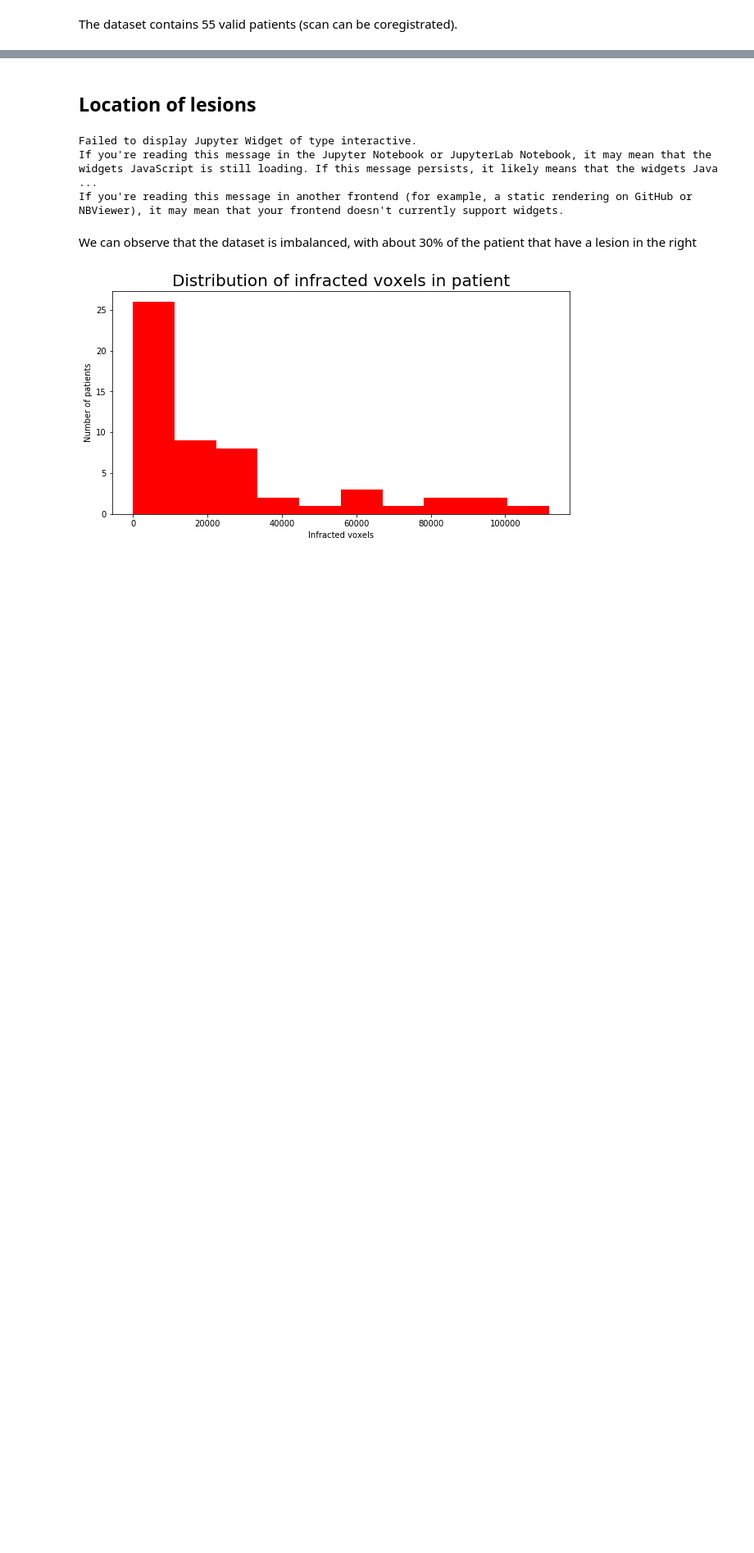
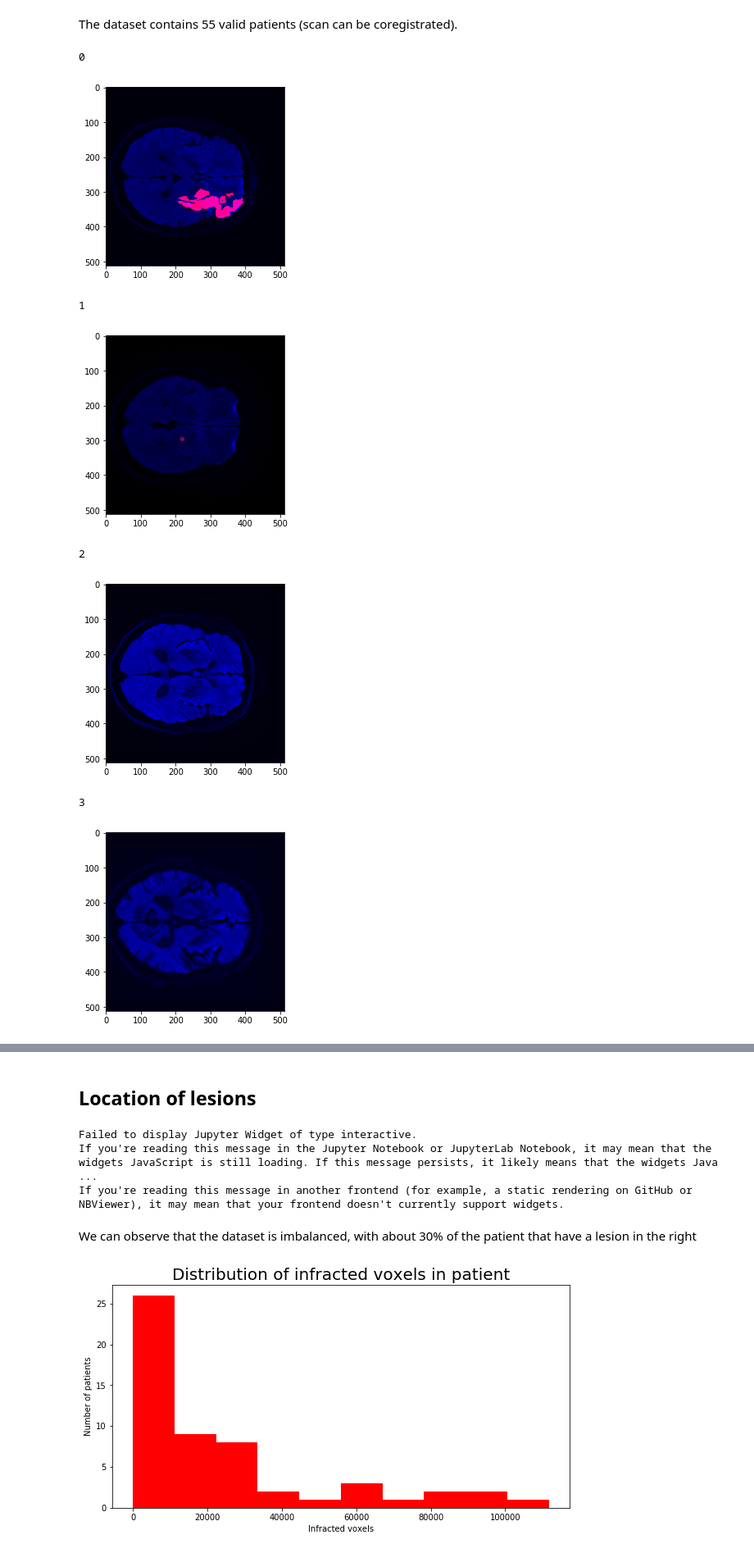
Before and after one commit to devhliu/MIP-DeepStroke, a Jupyter notebook: DataAnalysis-HUG.ipynb, the cells around one changed output, grey strips where cells are left out. Shown at 82% size. Saved outputs shown, nothing was run; the diff lists cells and outputs as text; code cells hidden in the pictures; blank space fills up the shorter version.

```diff
--- a/DataAnalysis-HUG.ipynb
+++ b/DataAnalysis-HUG.ipynb
@@ -42,10 +77,26 @@ The dataset contains 55 valid patients (scan can be coregistrated).
 # %%
-layer = 12
-index = 4
-brain_file = t2_files[index]
-lesion_file = lesion_files[index]
-one_t2 = nibabel.load(brain_file).get_data()
-one_lesion = nibabel.load(lesion_file).get_data()
-plt.imshow(one_t2[:,:,layer])
-plt.show()
-plt.imshow(one_lesion[:,:,layer])
+for index in range(0,55):
+    layer = 16
+    brain_file = t2_files[index]
+    lesion_file = lesion_files[index]
+    one_t2 = nibabel.load(brain_file).get_data()
+    one_lesion = nibabel.load(lesion_file).get_data()
+
+    one_t2 = normalize(one_t2)
+    one_lesion = normalize(one_lesion)
+
+    print(index)
+    image = np.zeros([one_t2.shape[0],one_t2.shape[1],3])
+    image[:,:,2] = normalize(one_t2[:,:,layer])
+    image[:,:,0] = one_lesion[:,:,layer]
+    plt.imshow(image)
+    plt.show()
+# %% [output]
+0
+[figure, added]
+1
+[figure, added]
+2
+[figure, added]
+3
+[figure, added]
```
Also changed, not shown: parts of 5 cells of this notebook, 2 other files.
